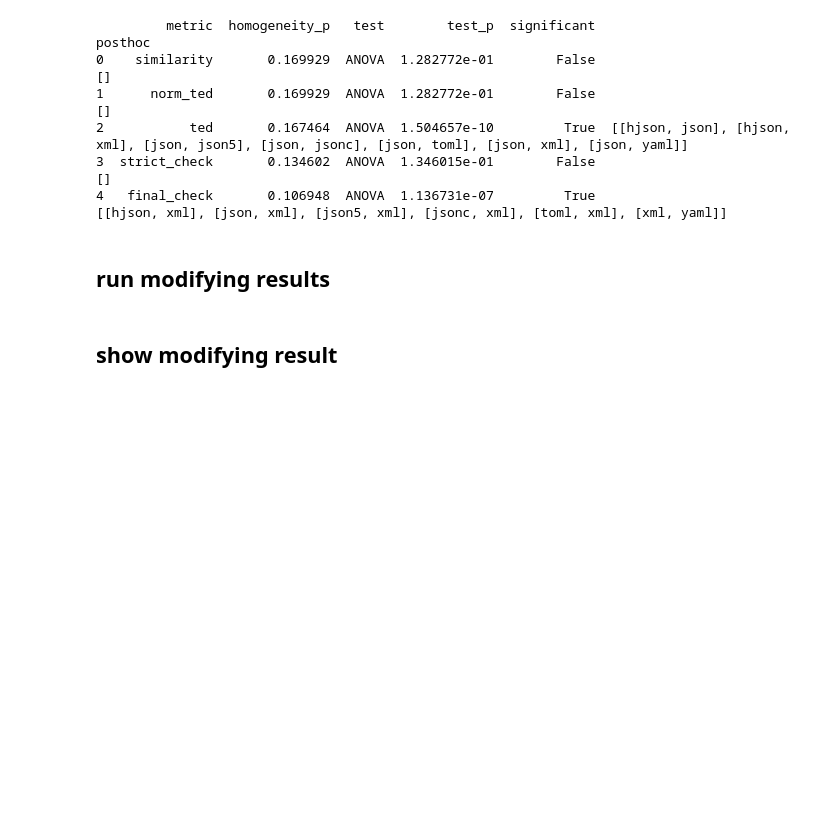
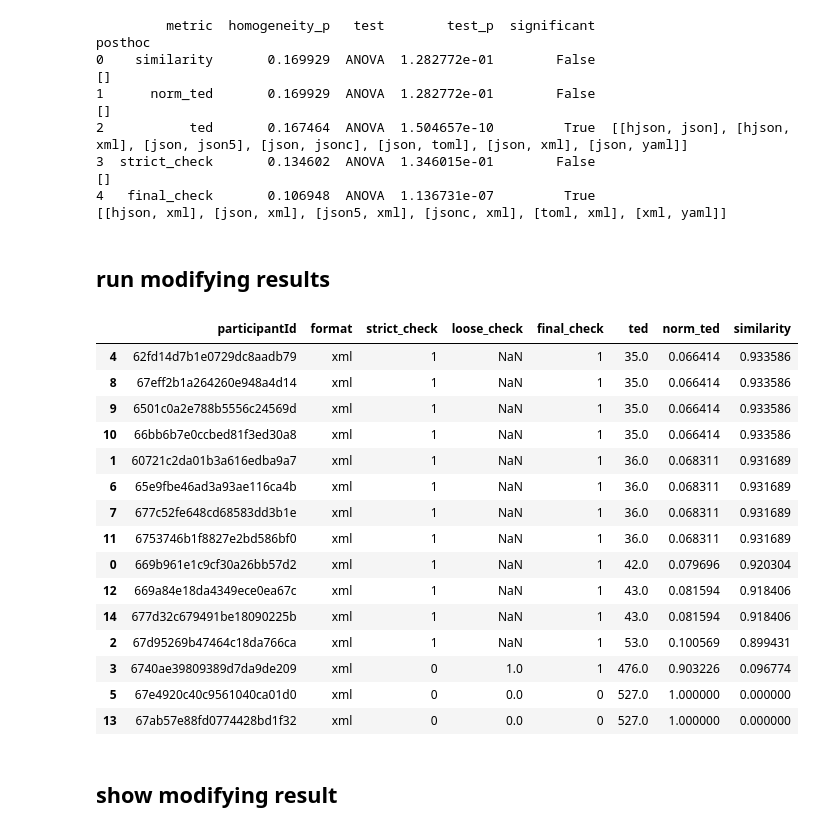
Before and after one commit to shiyihe-neko/usability_analysis, a Jupyter notebook: clean/write.ipynb, the cells around one changed output. Cells and saved outputs as stored; diff of their text form; code cells hidden in the pictures; blank space fills up the shorter version.

```diff
--- a/clean/write.ipynb
+++ b/clean/write.ipynb
@@ -1241,6 +1260,25 @@ df_xml_1=df_modifying_tabular_clean[df_modifying_tabular_clean['format']=='xml']
 df_xml_2=df_modifying_tabular_clean[df_modifying_tabular_clean['format']=='xml'][df_modifying_tabular_clean['task']=='modifying-task-tabular-2']
 df_xml_3=df_modifying_tabular_clean[df_modifying_tabular_clean['format']=='xml'][df_modifying_tabular_clean['task']=='modifying-task-tabular-3']
 df_xml_4=df_modifying_tabular_clean[df_modifying_tabular_clean['format']=='xml'][df_modifying_tabular_clean['task']=='modifying-task-tabular-4']
+# %%
+xml_m_result_1.sort_values(by='similarity', ascending=False)
+# %% [output]
+|  | participantId | format | strict_check | loose_check | final_check | ted | norm_ted | similarity |
+| 4 | 62fd14d7b1e0729dc8aadb79 | xml | 1 | NaN | 1 | 35.0 | 0.066414 | 0.933586 |
+| 8 | 67eff2b1a264260e948a4d14 | xml | 1 | NaN | 1 | 35.0 | 0.066414 | 0.933586 |
+| 9 | 6501c0a2e788b5556c24569d | xml | 1 | NaN | 1 | 35.0 | 0.066414 | 0.933586 |
+| 10 | 66bb6b7e0ccbed81f3ed30a8 | xml | 1 | NaN | 1 | 35.0 | 0.066414 | 0.933586 |
+| 1 | 60721c2da01b3a616edba9a7 | xml | 1 | NaN | 1 | 36.0 | 0.068311 | 0.931689 |
+| 6 | 65e9fbe46ad3a93ae116ca4b | xml | 1 | NaN | 1 | 36.0 | 0.068311 | 0.931689 |
+| 7 | 677c52fe648cd68583dd3b1e | xml | 1 | NaN | 1 | 36.0 | 0.068311 | 0.931689 |
+| 11 | 6753746b1f8827e2bd586bf0 | xml | 1 | NaN | 1 | 36.0 | 0.068311 | 0.931689 |
+| 0 | 669b961e1c9cf30a26bb57d2 | xml | 1 | NaN | 1 | 42.0 | 0.079696 | 0.920304 |
+| 12 | 669a84e18da4349ece0ea67c | xml | 1 | NaN | 1 | 43.0 | 0.081594 | 0.918406 |
+| 14 | 677d32c679491be18090225b | xml | 1 | NaN | 1 | 43.0 | 0.081594 | 0.918406 |
+| 2 | 67d95269b47464c18da766ca | xml | 1 | NaN | 1 | 53.0 | 0.100569 | 0.899431 |
+| 3 | 6740ae39809389d7da9de209 | xml | 0 | 1.0 | 1 | 476.0 | 0.903226 | 0.096774 |
+| 5 | 67e4920c40c9561040ca01d0 | xml | 0 | 0.0 | 0 | 527.0 | 1.000000 | 0.000000 |
+| 13 | 67ab57e88fd0774428bd1f32 | xml | 0 | 0.0 | 0 | 527.0 | 1.000000 | 0.000000 |
 # %%
 gold_dict_json_1 = '''
 {
```
Also changed, not shown: parts of 3 cells of this notebook, 28 other files.
